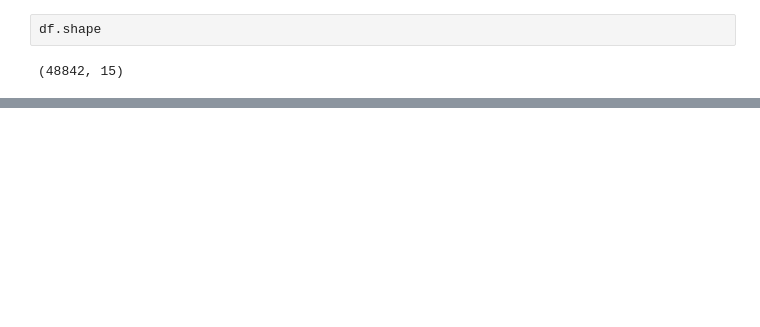
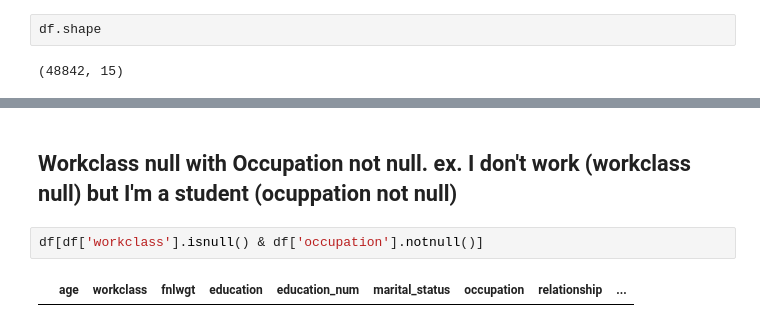
Before and after one commit to shigeokitamura/ds_301_mid_term_project, a Jupyter notebook: Emilio_Classification_Modeling.ipynb, the cells around one changed output, grey strips where cells are left out. Cells and saved outputs as stored; diff of their text form; blank space fills up the shorter version.

```diff
--- a/Emilio_Classification_Modeling.ipynb
+++ b/Emilio_Classification_Modeling.ipynb
@@ -36,0 +85,6 @@ df.shape
+# %% [markdown]
+## Workclass null with Occupation not null. ex. I don't work (workclass null) but I'm a student (ocuppation not null)
+# %%
+df[df['workclass'].isnull() & df['occupation'].notnull()]
+# %% [output]
+|  | age | workclass | fnlwgt | education | education_num | marital_status | occupation | relationship | ... |
```
Also changed, not shown: parts of 32 cells of this notebook.
